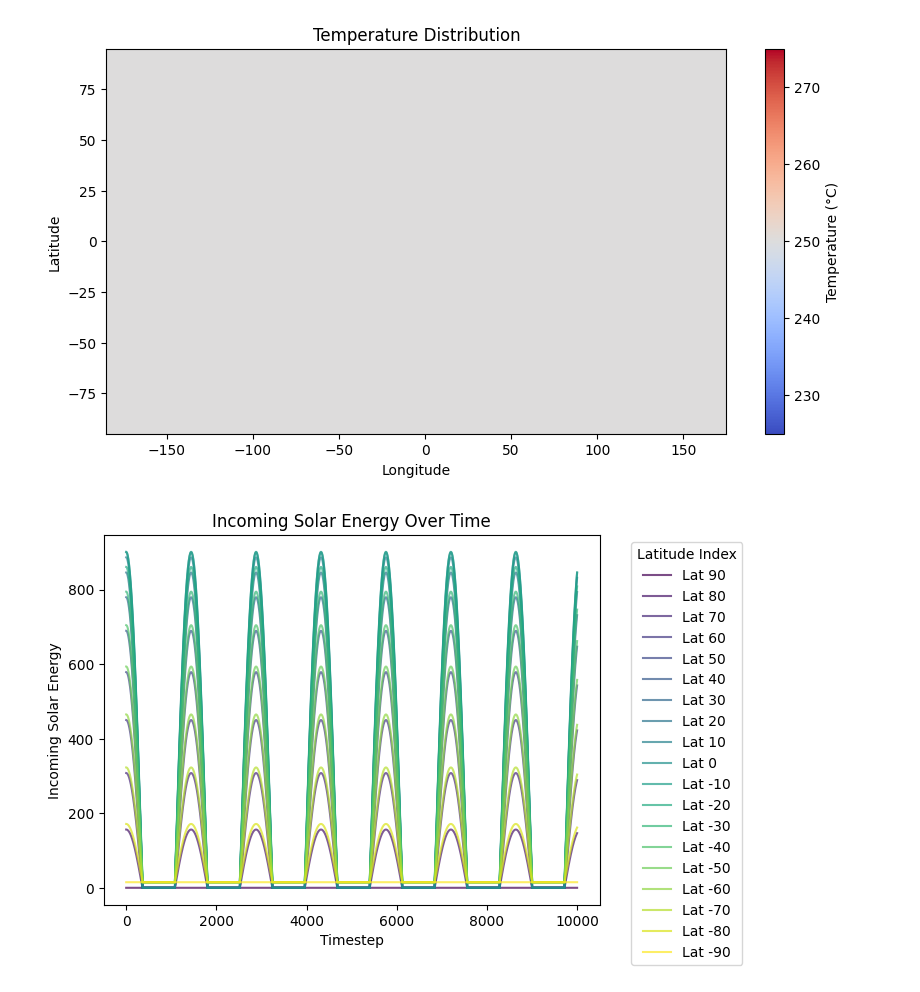
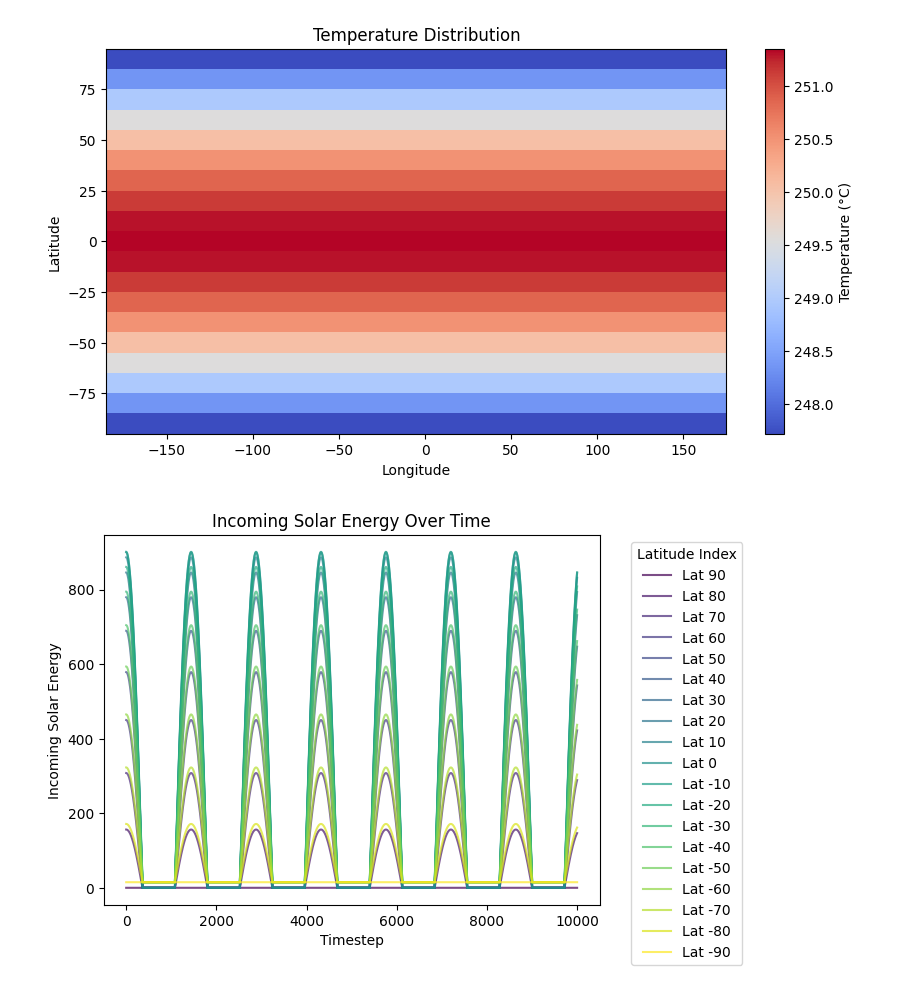
Before and after one commit to Antel0pe/WeatherSimulations, a Jupyter notebook: notebooks/TemperatureDiffusionModel.ipynb, the cells around one changed output. Saved outputs shown, nothing was run; the diff lists cells and outputs as text; code cells hidden in the pictures.

Commit message:
navier stokes incompressible model and solving some diffusion bugs

```diff
--- a/notebooks/VerySimplePhysicsWeatherModel.ipynb
+++ b/notebooks/TemperatureDiffusionModel.ipynb
@@ -54,7 +54,23 @@ def heatDiffusionBetweenLatitudes(temperatures, diffusionConstant, timestep):
 
     to be clear this is not the new temperature but based on the difference between latitudes, how much the temperature will change
     '''
-    return diffusionConstant * (np.roll(temperatures, -1) - 2 * temperatures + np.roll(temperatures, 1)) * timestep
+    return diffusionConstant * (np.roll(temperatures, -1, axis=1) - 2 * temperatures + np.roll(temperatures, 1, axis=1)) * timestep
+# %%
+def plotTemperature(temperature, vmin=None, vmax=None):
+    lon = np.arange(-180, 180, 10)  # From -180 to 170 in steps of 10
+    lat = np.arange(-90, 100, 10)[::-1]
+
+    plt.figure(figsize=(10, 5))
+    plt.pcolormesh(lon, lat, temperature, shading='auto', cmap='coolwarm', vmin=vmin, vmax=vmax)
+
+    # Add labels and title
+    plt.xlabel("Longitude")
+    plt.ylabel("Latitude")
+    plt.title("Temperature Distribution")
+    plt.colorbar(label="Temperature (°C)")
+
+    # Show the plot
+    plt.show()
 # %%
 totalTimesteps = 10_000
 startingTemperature = 250
@@ -69,4 +85,4 @@ numLongitudes = 18*2 # from -180 to 180 including 0 but -180 and 180 are same
 longitudeBands = np.linspace(-180, 180, numLongitudes+1)[:-1]
 
 greenhouseCoefficient = 0.3
-diffusionConstant = 0
+diffusionConstant = 0.1
@@ -78,20 +99,23 @@ for t in range(0, totalTimesteps*timestepSeconds, timestepSeconds):
     outgoingEnergy = outgoingRadiation(greenhouseCoefficient, currentTemperatures)
 
     incomingSolarRadiation = variableIncomingSolarRadiation(maxIncomingSolarRadiation, t, timestepSecondsForDay, latitudeBands)
+    # print(incomingSolarRadiation)
     incomingSolarRadiationForEachTile = np.tile(incomingSolarRadiation, (numLongitudes, 1)).T
+    # plotTemperature(incomingSolarRadiationForEachTile)
 
     rateOfTempChange = rateOfTemperatureChange(incomingSolarRadiationForEachTile, outgoingEnergy, heatCapacity)
-    # print(rateOfTempChange[:, 0])
-    # print((rateOfTempChange * timestepSeconds)[:, 0])
-    # print((currentTemperatures + (rateOfTempChange * timestepSeconds))[:, 0])
     currentTemperatures = temperatureChangeEulersMethod(currentTemperatures, rateOfTempChange, timestepSeconds)
-    # print(currentTemperatures[:, 0])
+    # plotTemperature(currentTemperatures, 249.99, 250.02)
+
     heatDiffusion = heatDiffusionBetweenLatitudes(currentTemperatures, diffusionConstant, timestepSeconds)
+    # print(heatDiffusion)
     currentTemperatures += heatDiffusion
-    # print(currentTemperatures[:, 0])
+    # plotTemperature(currentTemperatures, 249.99, 250.02)
+    # print(currentTemperatures.min(), currentTemperatures.max())
 
     temperatures.append(currentTemperatures)
-    if np.isnan(currentTemperatures.max()) or t > 6000:
+    if np.isnan(currentTemperatures.max()):
+        print('breaking')
         break
-    else:
-        print(currentTemperatures.max())
+    # else:
+        # print(currentTemperatures.max())
@@ -116,20 +122,7 @@ for t in range(0, totalTimesteps*timestepSeconds, timestepSeconds):
-# %%
-lon = np.arange(-180, 180, 10)  # From -180 to 170 in steps of 10
-lat = np.arange(-90, 100, 10)
-
-plt.figure(figsize=(10, 5))
-plt.pcolormesh(lon, lat, temperatures[-1], shading='auto', cmap='coolwarm')
-
-# Add labels and title
-plt.xlabel("Longitude")
-plt.ylabel("Latitude")
-plt.title("Temperature Distribution")
-plt.colorbar(label="Temperature (°C)")
-
-# Show the plot
-plt.show()
-# %% [output]
-[figure, removed]
+# %%
+plotTemperature(temperatures[-1])
+# %% [output]
+[figure, added]
 # %%
 npSolarEnergy = np.array(incomingSolarEnergy)
 colors = cm.viridis(np.linspace(0, 1, npSolarEnergy.shape[1]))
```
Also changed, not shown: parts of 2 cells of this notebook, 2 other files.
